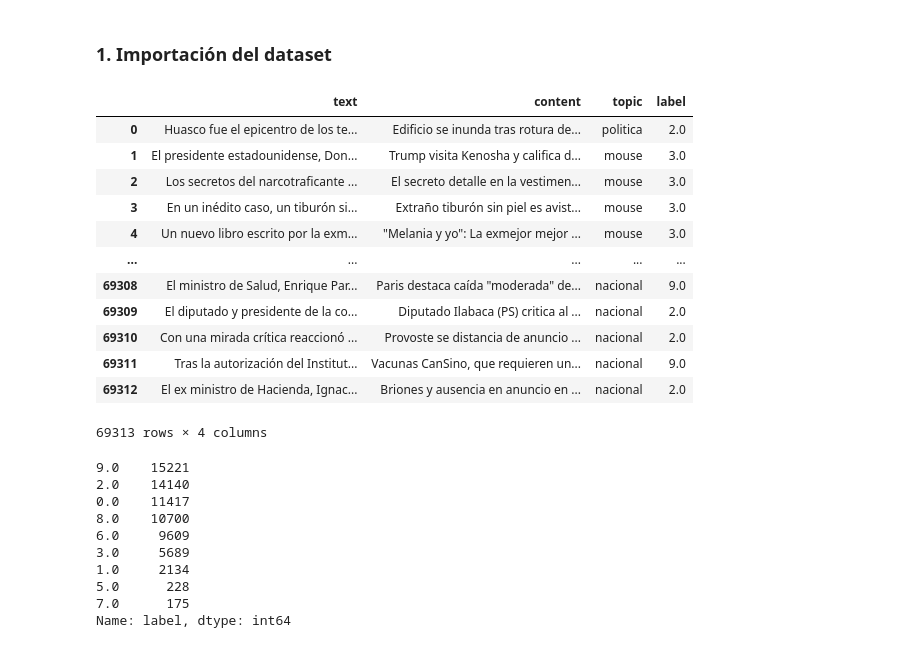
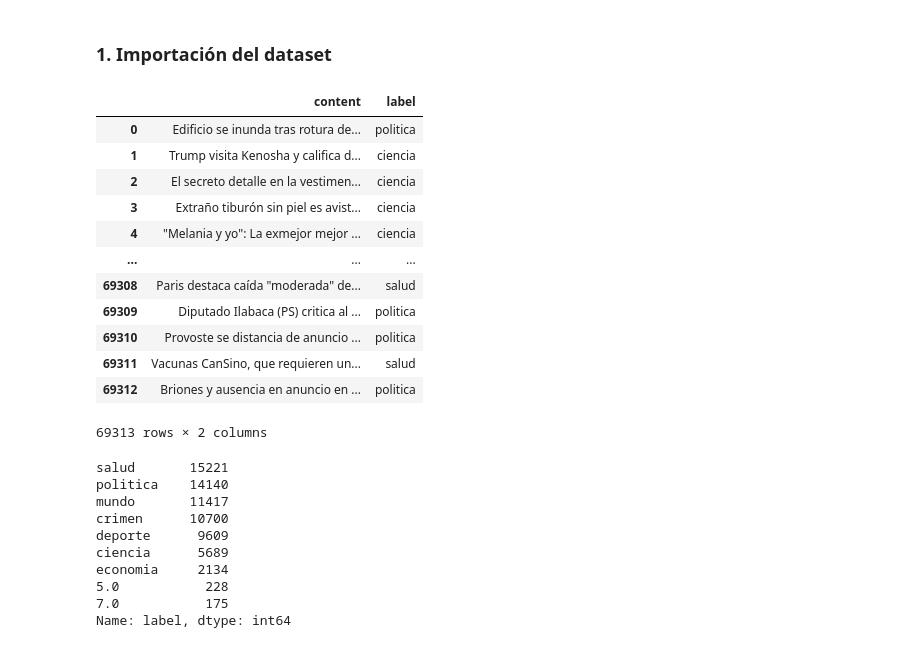
Before and after one commit to recmera/nlp-news-classification, a Jupyter notebook: 2-implementation.ipynb, the cells around one changed output. Cells and saved outputs as stored; diff of their text form; code cells hidden in the pictures.

```diff
--- a/2-implementation.ipynb
+++ b/2-implementation.ipynb
@@ -38,32 +39,42 @@ from sklearn.model_selection import train_test_split
 # %%
 df = pd.read_csv("topics.csv",sep=',',error_bad_lines=False)
 df.drop(['Unnamed: 0'], axis = 1, inplace=True) # Para suprimir la columna ID
-df.drop(columns=['media_outlet', 'url'], inplace=True)
+df.drop(columns=['text','media_outlet', 'url','topic'], inplace=True)
+
+df = df.astype({"label": str})
+df.replace("0.0","mundo", inplace=True)
+df.replace("1.0","economia", inplace=True)
+df.replace("2.0","politica", inplace=True)
+df.replace("3.0","ciencia", inplace=True)
+df.replace("6.0","deporte", inplace=True)
+df.replace("8.0","crimen", inplace=True)
+df.replace("9.0","salud", inplace=True)
+
 df
 # %% [output]
-|  | text | content | topic | label |
-| 0 | Huasco fue el epicentro de los te... | Edificio se inunda tras rotura de... | politica | 2.0 |
-| 1 | El presidente estadounidense, Don... | Trump visita Kenosha y califica d... | mouse | 3.0 |
-| 2 | Los secretos del narcotraficante ... | El secreto detalle en la vestimen... | mouse | 3.0 |
-| 3 | En un inédito caso, un tiburón si... | Extraño tiburón sin piel es avist... | mouse | 3.0 |
-| 4 | Un nuevo libro escrito por la exm... | "Melania y yo": La exmejor mejor ... | mouse | 3.0 |
-| ... | ... | ... | ... | ... |
-| 69308 | El ministro de Salud, Enrique Par... | Paris destaca caída "moderada" de... | nacional | 9.0 |
-| 69309 | El diputado y presidente de la co... | Diputado Ilabaca (PS) critica al ... | nacional | 2.0 |
-| 69310 | Con una mirada crítica reaccionó ... | Provoste se distancia de anuncio ... | nacional | 2.0 |
-| 69311 | Tras la autorización del Institut... | Vacunas CanSino, que requieren un... | nacional | 9.0 |
-| 69312 | El ex ministro de Hacienda, Ignac... | Briones y ausencia en anuncio en ... | nacional | 2.0 |
+|  | content | label |
+| 0 | Edificio se inunda tras rotura de... | politica |
+| 1 | Trump visita Kenosha y califica d... | ciencia |
+| 2 | El secreto detalle en la vestimen... | ciencia |
+| 3 | Extraño tiburón sin piel es avist... | ciencia |
+| 4 | "Melania y yo": La exmejor mejor ... | ciencia |
+| ... | ... | ... |
+| 69308 | Paris destaca caída "moderada" de... | salud |
+| 69309 | Diputado Ilabaca (PS) critica al ... | politica |
+| 69310 | Provoste se distancia de anuncio ... | politica |
+| 69311 | Vacunas CanSino, que requieren un... | salud |
+| 69312 | Briones y ausencia en anuncio en ... | politica |
-69313 rows × 4 columns
+69313 rows × 2 columns
 # %%
 df['label'].value_counts()
 # %% [output]
-9.0    15221
-2.0    14140
-0.0    11417
-8.0    10700
-6.0     9609
-3.0     5689
-1.0     2134
-5.0      228
-7.0      175
+salud       15221
+politica    14140
+mundo       11417
+crimen      10700
+deporte      9609
+ciencia      5689
+economia     2134
+5.0           228
+7.0           175
 Name: label, dtype: int64
```
Also changed, not shown: parts of 29 cells of this notebook, 1 other file.
